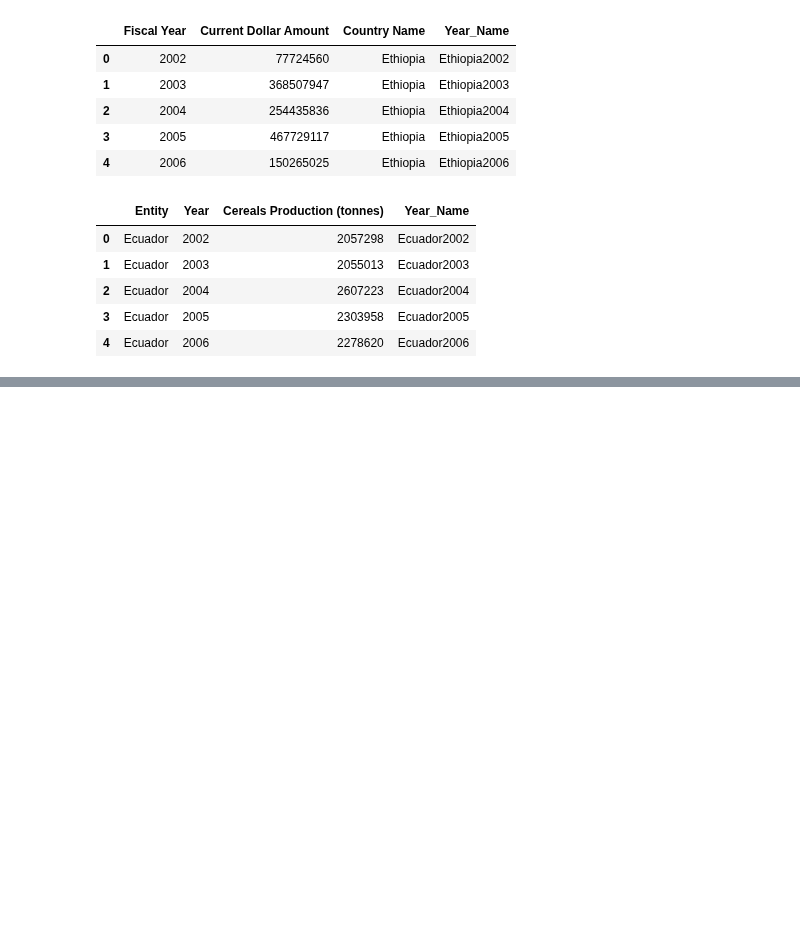
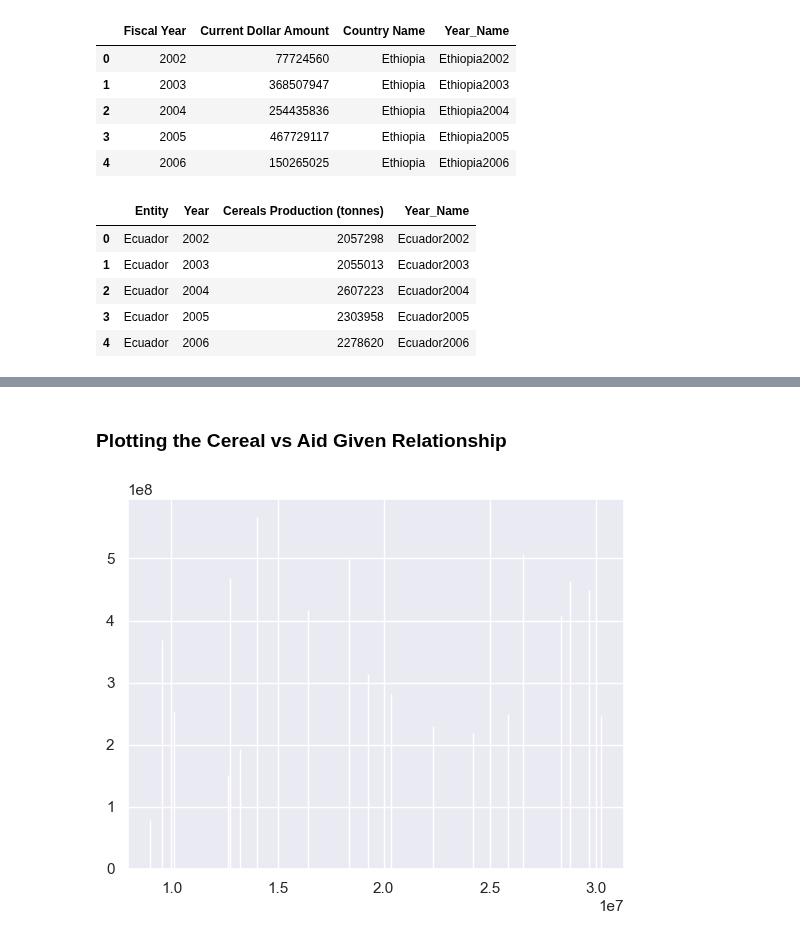
Before and after one commit to chriscallahan99/DataScience_Final_Project, a Jupyter notebook: DS_Milestone_1.ipynb, the cells around one changed output, grey strips where cells are left out. Drawn from its saved outputs; the diff is of its cells as text; code cells hidden in the pictures; blank space fills up the shorter version.

```diff
--- a/DS_Milestone_1.ipynb
+++ b/DS_Milestone_1.ipynb
@@ -396,18 +386,33 @@ Yemen_cereal_data    = Yemen_foreign_aid_data.loc[Yemen_foreign_aid_data['Intern
 Haiti_cereal_data    = Haiti_foreign_aid_data.loc[Haiti_foreign_aid_data['International Purpose Name'].str.contains(
                             'food', case=False)][['Current Dollar Amount', 'Fiscal Year']].groupby('Fiscal Year').sum()
 
+Moldova_foreign_aid_data    = Moldova_foreign_aid_data.loc[Moldova_foreign_aid_data['International Purpose Name'].str.contains(
+                            'food', case=False)][['Current Dollar Amount', 'Fiscal Year']].groupby('Fiscal Year').sum()
+
+El_Salvador_foreign_aid_data    = El_Salvador_foreign_aid_data.loc[El_Salvador_foreign_aid_data['International Purpose Name'].str.contains(
+                            'food', case=False)][['Current Dollar Amount', 'Fiscal Year']].groupby('Fiscal Year').sum()
+
+Ecuador_foreign_aid_data    = Ecuador_foreign_aid_data.loc[Ecuador_foreign_aid_data['International Purpose Name'].str.contains(
+                            'food', case=False)][['Current Dollar Amount', 'Fiscal Year']].groupby('Fiscal Year').sum()
+
+
 
 
 # Add the country codes into the df
 Ethiopia_cereal_data['Country Name'] = 'Ethiopia'
 Yemen_cereal_data['Country Name'] = 'Yemen'
 Haiti_cereal_data['Country Name'] = 'Haiti'
-
+Moldova_foreign_aid_data['Country Name'] = 'Moldova'
+El_Salvador_foreign_aid_data['Country Name'] = 'El Salvador'
+Ecuador_foreign_aid_data['Country Name'] = 'Ecuador'
 
 
 food_aid = pd.concat([Ethiopia_cereal_data,
                         Yemen_cereal_data,
                         Haiti_cereal_data,
+                        Moldova_foreign_aid_data,
+                        El_Salvador_foreign_aid_data,
+                        Ecuador_foreign_aid_data
                      ])
 
 # Lets break this down--
@@ -467,0 +487,10 @@ aid_cereal_merge.head()
+# %% [markdown]
+### Plotting the Cereal vs Aid Given Relationship
+# %%
+ethiopia_cereal_merged = aid_cereal_merge[aid_cereal_merge['Country Name'] == 'Ethiopia']
+
+fig, ax = plt.subplots()
+
+p1 = ax.bar(ethiopia_cereal_merged['Cereals Production (tonnes)'], ethiopia_cereal_merged['Current Dollar Amount'], width= 10)
+# %% [output]
+[figure, added]
```
Also changed, not shown: parts of 15 cells of this notebook.
